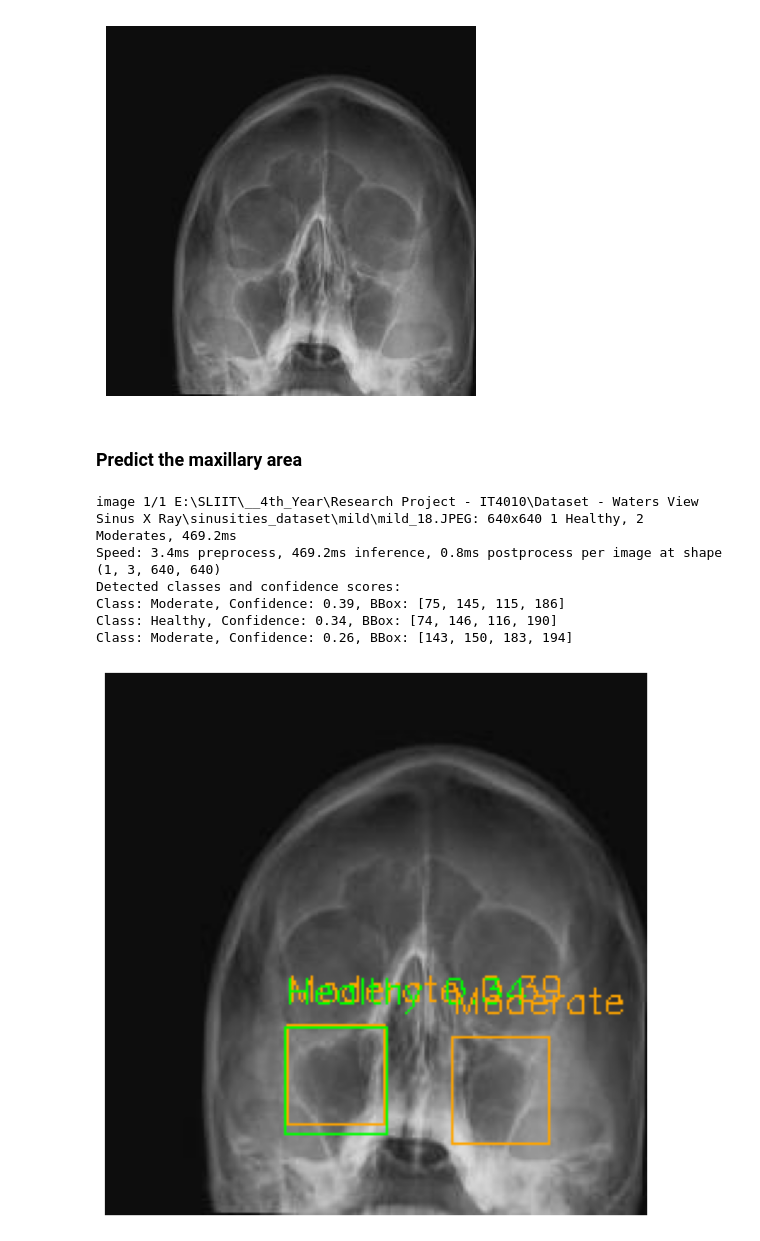
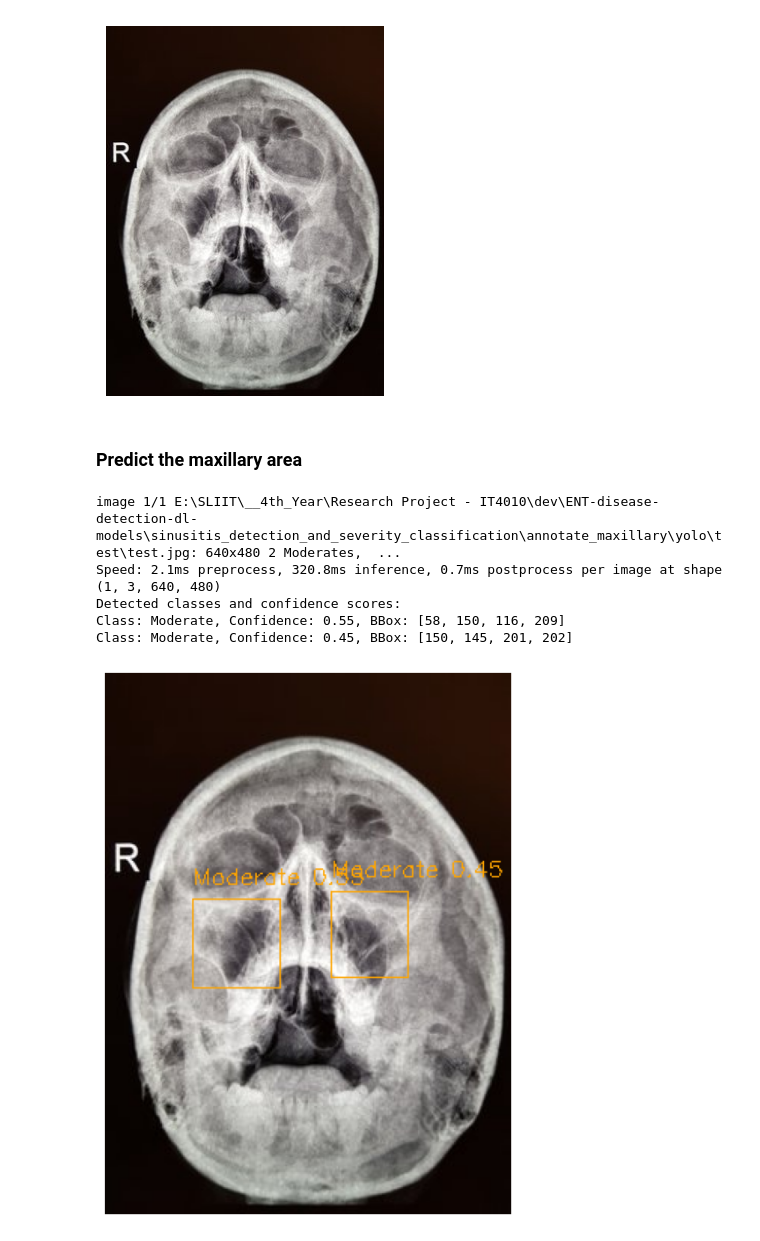
Before and after one commit to 24-25J-097/ent-disease-detection-dl-models, a Jupyter notebook: sinusitis_detection_and_severity_classification/annotate_maxillary/yolo/predict.ipynb, the cells around one changed output. Drawn from its saved outputs; the diff is of its cells as text; code cells hidden in the pictures.

```diff
--- a/sinusitis_detection_and_severity_classification/annotate_maxillary/yolo/predict.ipynb
+++ b/sinusitis_detection_and_severity_classification/annotate_maxillary/yolo/predict.ipynb
@@ -10,8 +10,8 @@ from PIL import Image
 # model_path = "E:\SLIIT\__4th_Year\Research Project - IT4010\dev\ENT-disease-detection-dl-models\runs\detect\train2\weights\best.pt"
 # model_path = "../../../runs/detect/train2/weights/best.pt"
 model_path = "./runs/detect/train6/weights/best.pt"
-image_path = "E:\SLIIT\__4th_Year\Research Project - IT4010\Dataset - Waters View Sinus X Ray\sinusities_dataset\mild\mild_18.JPEG"
-# image_path = "E:\SLIIT\__4th_Year\Research Project - IT4010\Dataset - Waters View Sinus X Ray\Yolo\detect\images\\train\d (13).jpg"
+# image_path = "E:\SLIIT\__4th_Year\Research Project - IT4010\Dataset - Waters View Sinus X Ray\sinusities_dataset\mild\mild_18.JPEG"
+image_path = "E:\SLIIT\__4th_Year\Research Project - IT4010\dev\ENT-disease-detection-dl-models\sinusitis_detection_and_severity_classification\\annotate_maxillary\yolo\\test\\test.jpg"
 # %%
 
 image = Image.open(image_path).convert("RGB")
@@ -21,7 +21,7 @@ plt.imshow(image)
 plt.axis('off')  # Hide axes
 plt.show()
 # %% [output]
-[figure, old version]
+[figure, new version]
 # %% [markdown]
 ### Predict the maxillary area
 # %%
@@ -29,16 +29,16 @@ plt.show()
 model = YOLO(model_path)  # Path to your trained model weights
 
 # Perform prediction on the single image
-# results = model.predict(source=image_path, imgsz=640)  # Adjust confidence threshold if needed
+results = model.predict(source=image_path, imgsz=640, conf=0.4)  # Adjust confidence threshold if needed
 # Run inference on test images
-results = model.predict(
-    # source="E:/annotate_maxillary/yolo/dataset/detect/images/test",  # Test images folder
-    conf=0.25,   # Confidence threshold (adjust based on validation)
-    save=True,   # Save annotated images
-    save_txt=True,  # Save labels in YOLO format
-    project="runs/detect",  # Output directory
-    name="test_results"
-)
+# results = model.predict(
+#     # source="E:/annotate_maxillary/yolo/dataset/detect/images/test",  # Test images folder
+#     conf=0.25,   # Confidence threshold (adjust based on validation)
+#     save=True,   # Save annotated images
+#     save_txt=True,  # Save labels in YOLO format
+#     project="runs/detect",  # Output directory
+#     name="test_results"
+# )
 # Define custom colors for each class
 class_colors = {
     "Healthy": (0, 255, 0),   # Green
@@ -58,36 +58,35 @@ for result in results:
         confidence = float(box.conf)  # Confidence score
         bbox = [int(coord) for coord in box.xyxy[0]]  # Bounding box coordinates [x1, y1, x2, y2]
 
         # Get the color for the current class
         color = class_colors[class_name]
 
         # Draw the bounding box
         cv2.rectangle(image, (bbox[0], bbox[1]), (bbox[2], bbox[3]), color, thickness=1)
 
         # Add a label with the class name and confidence score
         label = f"{class_name} {confidence:.2f}"
         cv2.putText(image, label, (bbox[0], bbox[1] - 10), cv2.FONT_HERSHEY_SIMPLEX, 0.5, color, thickness=1)
 
         print(f"Class: {class_name}, Confidence: {confidence:.2f}, BBox: {bbox}")
 
 # Display the annotated image
 # Convert the image from BGR (OpenCV format) to RGB (Matplotlib format)
 image_rgb = cv2.cvtColor(image, cv2.COLOR_BGR2RGB)
 
 # Display the annotated image inline using Matplotlib
 plt.figure(figsize=(8, 8))
 plt.imshow(image_rgb)
 plt.axis('off')  # Turn off axis labels
 plt.show()
 
 # Optionally, save the annotated image
 # output_path = "path/to/save/output_image.jpg"
 # cv2.imwrite(output_path, image)
 # %% [output]
-image 1/1 E:\SLIIT\__4th_Year\Research Project - IT4010\Dataset - Waters View Sinus X Ray\sinusities_dataset\mild\mild_18.JPEG: 640x640 1 Healthy, 2 Moderates, 469.2ms
-Speed: 3.4ms preprocess, 469.2ms inference, 0.8ms postprocess per image at shape (1, 3, 640, 640)
+image 1/1 E:\SLIIT\__4th_Year\Research Project - IT4010\dev\ENT-disease-detection-dl-models\sinusitis_detection_and_severity_classification\annotate_maxillary\yolo\test\test.jpg: 640x480 2 Moderates,  ...
+Speed: 2.1ms preprocess, 320.8ms inference, 0.7ms postprocess per image at shape (1, 3, 640, 480)
 Detected classes and confidence scores:
-Class: Moderate, Confidence: 0.39, BBox: [75, 145, 115, 186]
-Class: Healthy, Confidence: 0.34, BBox: [74, 146, 116, 190]
-Class: Moderate, Confidence: 0.26, BBox: [143, 150, 183, 194]
+Class: Moderate, Confidence: 0.55, BBox: [58, 150, 116, 209]
+Class: Moderate, Confidence: 0.45, BBox: [150, 145, 201, 202]
-[figure, old version]
+[figure, new version]
```
